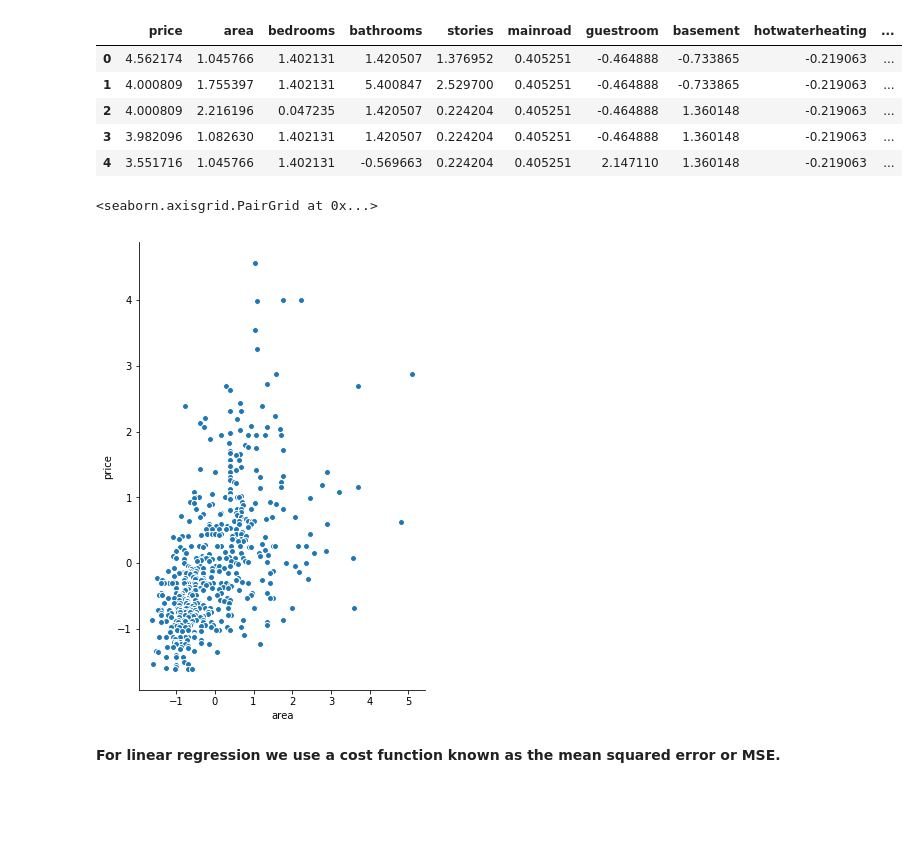
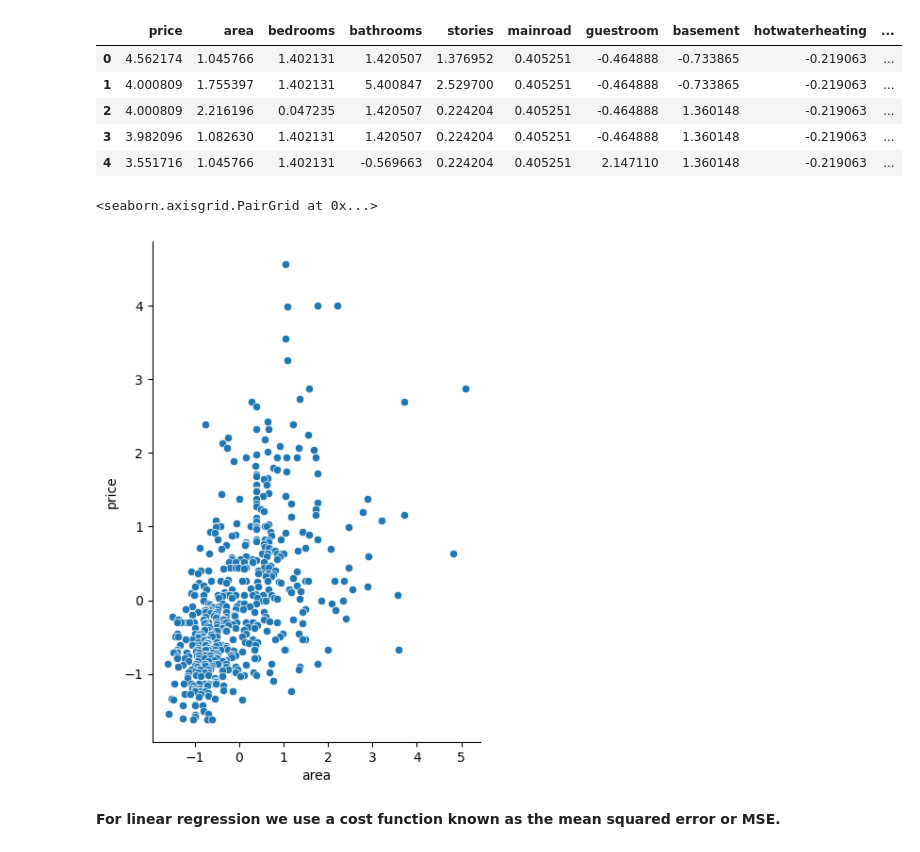
Before and after one commit to mrmankeshraj/PG_Diploma_in_Machine_Learning_and_AI, a Jupyter notebook: Course 3 - Machine Learning -1/Gradient_Descent_Updatd.ipynb, the cells around one changed output. Saved outputs shown, nothing was run; the diff lists cells and outputs as text; code cells hidden in the pictures; blank space fills up the shorter version.

```diff
--- a/Course 3 - Machine Learning -1/Gradient_Descent_Updatd.ipynb
+++ b/Course 3 - Machine Learning -1/Gradient_Descent_Updatd.ipynb
@@ -62,10 +62,10 @@ import seaborn as sns
 %matplotlib inline
 # %%
 # Visualise the relationship between the features and the response using scatterplots
-sns.pairplot(housing, x_vars='area', y_vars='price',size=7, aspect=0.7, kind='scatter')
+sns.pairplot(housing, x_vars='area', y_vars='price',height=6, aspect=0.7, kind='scatter')
 # %% [output]
 <seaborn.axisgrid.PairGrid at 0x...>
-[figure, old version]
+[figure, new version]
 # %% [markdown]
 **For linear regression we use a cost function known as the mean squared error or MSE.**
 # %% [markdown]
```
Also changed, not shown: parts of 5 cells of this notebook, 2 other files.
